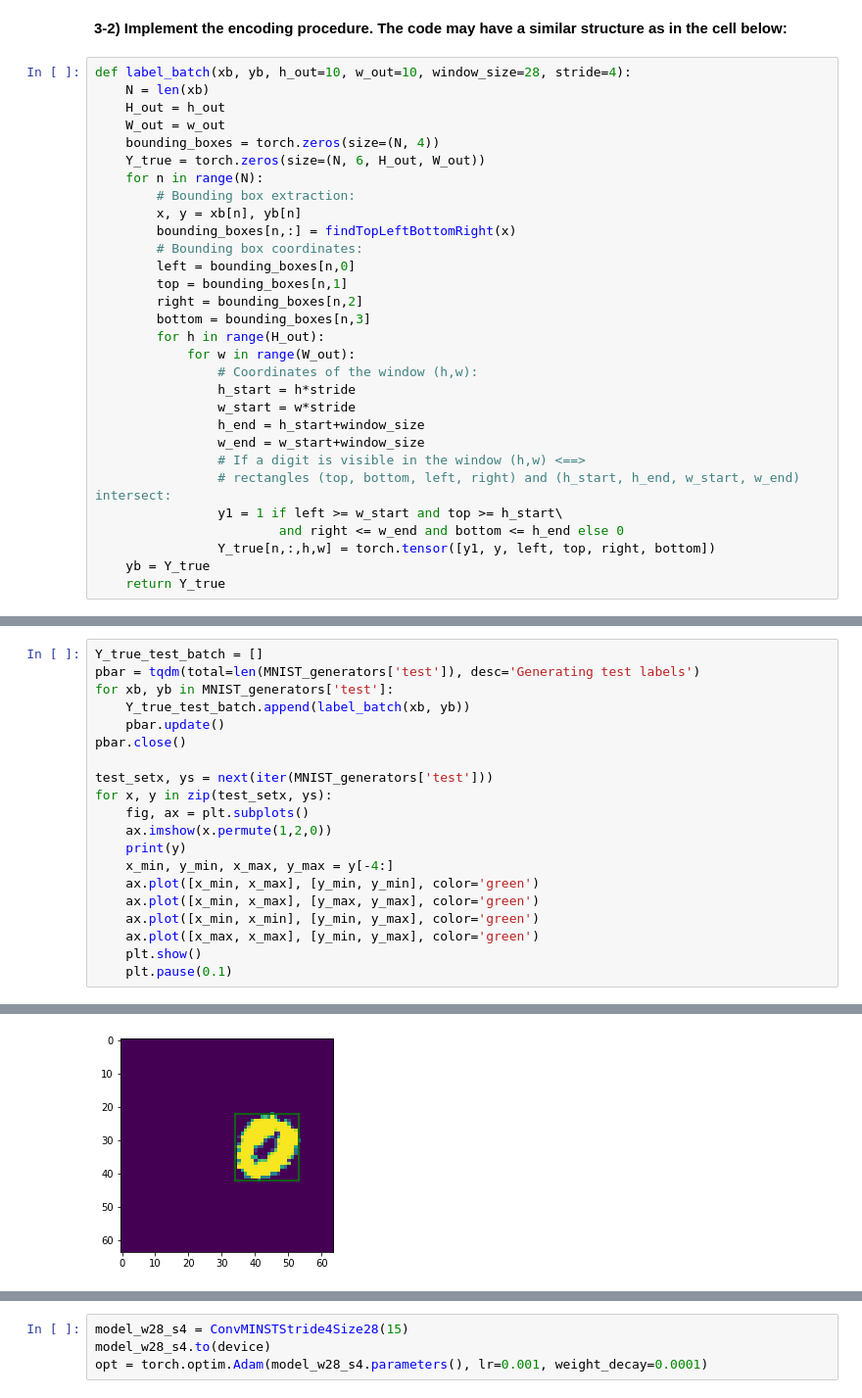
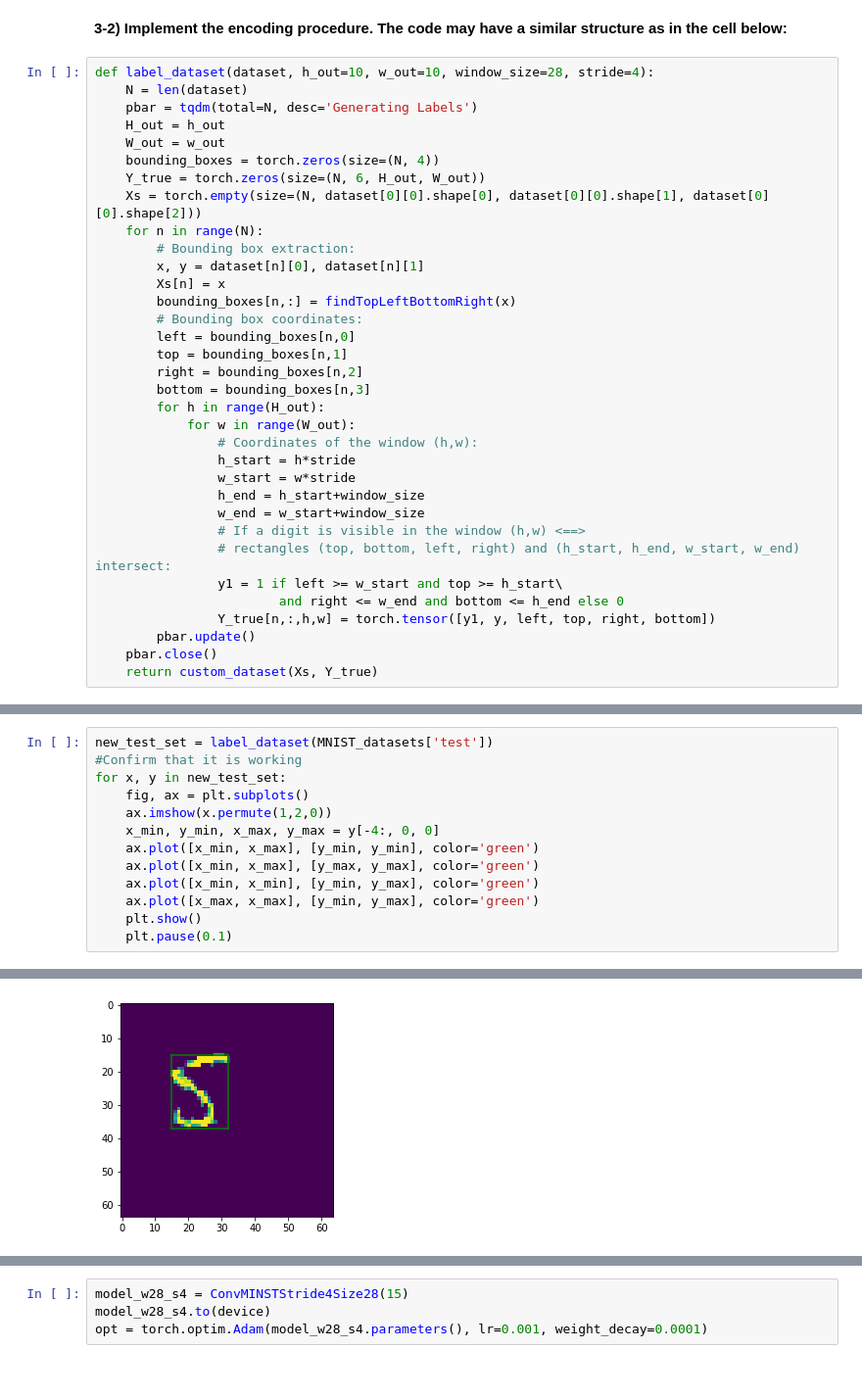
Before and after one commit to ErikHys/INF265, a Jupyter notebook: Weekly's/INF265_Weeks_12_13.ipynb, the cells around one changed output, grey strips where cells are left out. Shown at 98% size. Saved outputs shown, nothing was run; the diff lists cells and outputs as text.

```diff
--- a/Weekly's/INF265_Weeks_12_13.ipynb
+++ b/Weekly's/INF265_Weeks_12_13.ipynb
@@ -570,15 +566,18 @@ def findTopLeftBottomRight_no_torch(image):
 # %% [markdown]
 **3-2) Implement the encoding procedure. The code may have a similar structure as in the cell below:**
 # %%
-def label_batch(xb, yb, h_out=10, w_out=10, window_size=28, stride=4):
-    N = len(xb)
+def label_dataset(dataset, h_out=10, w_out=10, window_size=28, stride=4):
+    N = len(dataset)
+    pbar = tqdm(total=N, desc='Generating Labels')
     H_out = h_out
     W_out = w_out
     bounding_boxes = torch.zeros(size=(N, 4))
     Y_true = torch.zeros(size=(N, 6, H_out, W_out))
+    Xs = torch.empty(size=(N, dataset[0][0].shape[0], dataset[0][0].shape[1], dataset[0][0].shape[2]))
     for n in range(N):
         # Bounding box extraction:
-        x, y = xb[n], yb[n]
+        x, y = dataset[n][0], dataset[n][1]
+        Xs[n] = x
         bounding_boxes[n,:] = findTopLeftBottomRight(x)
         # Bounding box coordinates:
         left = bounding_boxes[n,0]
@@ -597,5 +596,6 @@ def label_batch(xb, yb, h_out=10, w_out=10, window_size=28, stride=4):
                 y1 = 1 if left >= w_start and top >= h_start\
                         and right <= w_end and bottom <= h_end else 0
                 Y_true[n,:,h,w] = torch.tensor([y1, y, left, top, right, bottom])
-    yb = Y_true
-    return Y_true
+        pbar.update()
+    pbar.close()
+    return custom_dataset(Xs, Y_true)
@@ -618,17 +622,10 @@ pbar.close()
 # %%
-Y_true_test_batch = []
-pbar = tqdm(total=len(MNIST_generators['test']), desc='Generating test labels')
-for xb, yb in MNIST_generators['test']:
-    Y_true_test_batch.append(label_batch(xb, yb))
-    pbar.update()
-pbar.close()
-
-test_setx, ys = next(iter(MNIST_generators['test']))
-for x, y in zip(test_setx, ys):
+new_test_set = label_dataset(MNIST_datasets['test'])
+#Confirm that it is working
+for x, y in new_test_set:
     fig, ax = plt.subplots()
     ax.imshow(x.permute(1,2,0))
-    print(y)
-    x_min, y_min, x_max, y_max = y[-4:]
+    x_min, y_min, x_max, y_max = y[-4:, 0, 0]
     ax.plot([x_min, x_max], [y_min, y_min], color='green')
     ax.plot([x_min, x_max], [y_max, y_max], color='green')
     ax.plot([x_min, x_min], [y_min, y_max], color='green')
@@ -646 +643 @@ for x, y in zip(test_setx, ys):
-[figure, old version]
+[figure, new version]
```
Also changed, not shown: parts of 26 cells of this notebook.
